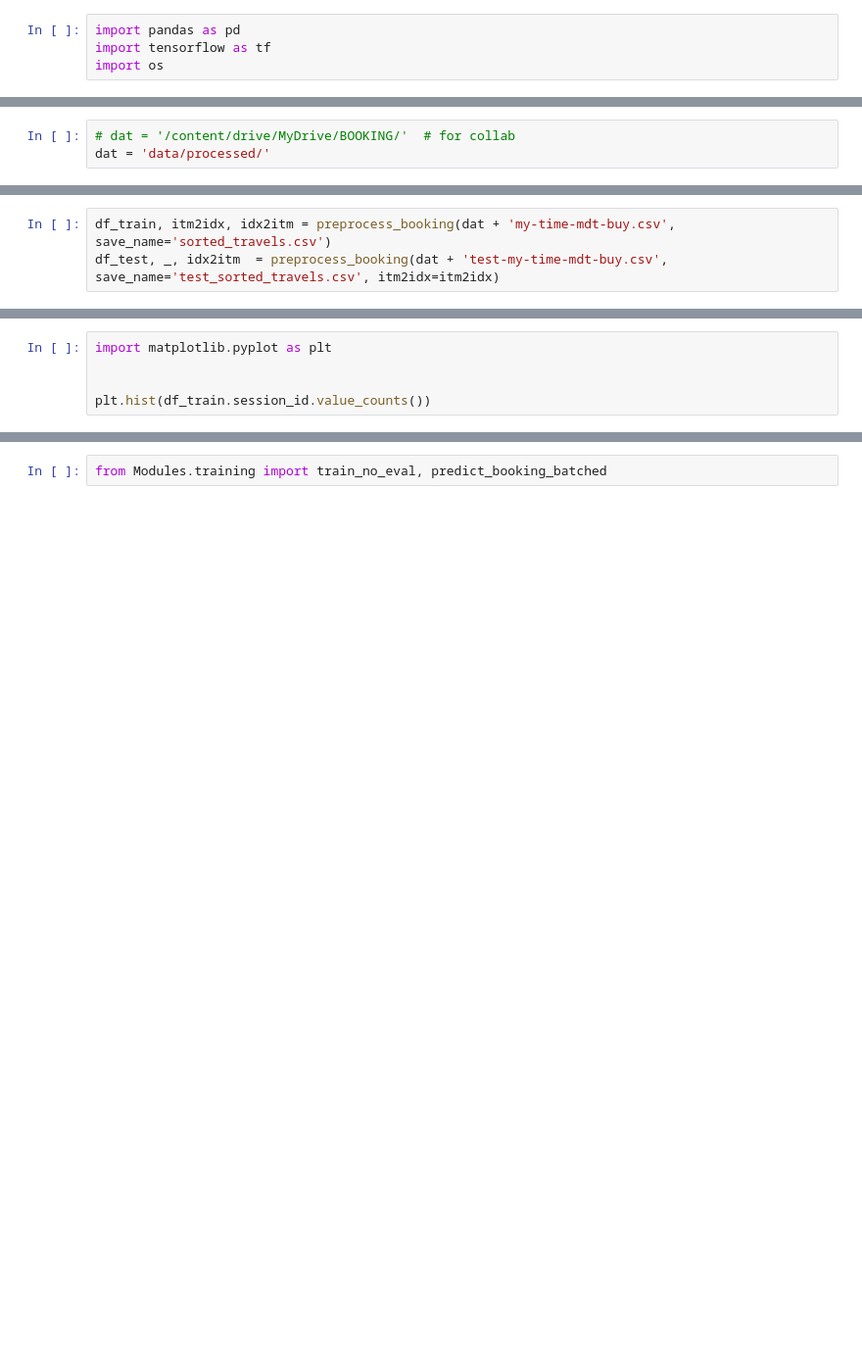
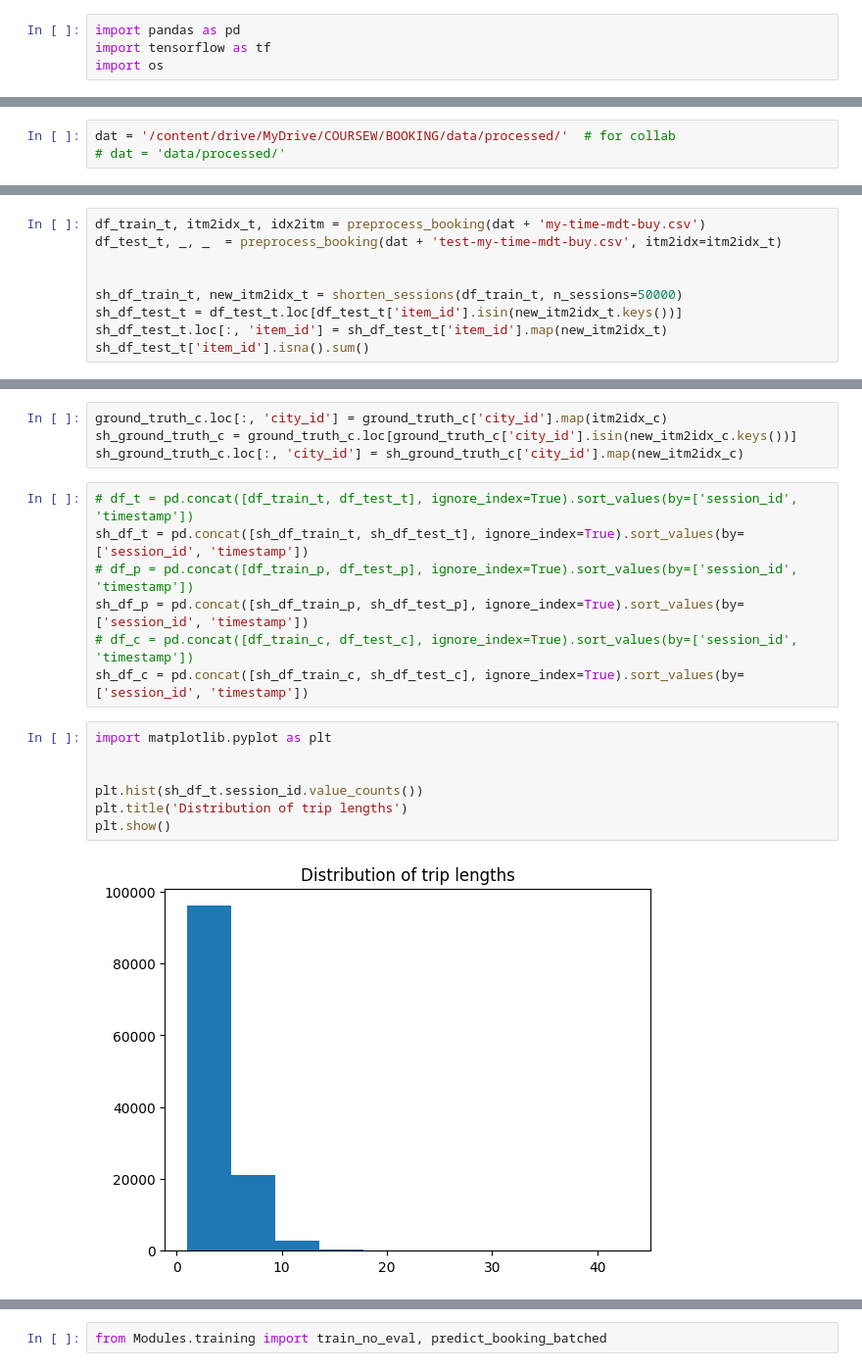
Before and after one commit to kssechkar/RL_based_RecSys, a Jupyter notebook: Booking/booking.ipynb, the cells around one changed output, grey strips where cells are left out. Shown at 98% size. Cells and saved outputs as stored; diff of their text form; blank space fills up the shorter version.

```diff
--- a/Booking/booking.ipynb
+++ b/Booking/booking.ipynb
@@ -16,3 +75,3 @@ import os
 # %%
-# dat = '/content/drive/MyDrive/BOOKING/'  # for collab
-dat = 'data/processed/'
+dat = '/content/drive/MyDrive/COURSEW/BOOKING/data/processed/'  # for collab
+# dat = 'data/processed/'
@@ -21,3 +87,9 @@ from Modules.data_processing import preprocess_booking, get_statistics, create_p
 # %%
-df_train, itm2idx, idx2itm = preprocess_booking(dat + 'my-time-mdt-buy.csv', save_name='sorted_travels.csv')
-df_test, _, idx2itm  = preprocess_booking(dat + 'test-my-time-mdt-buy.csv', save_name='test_sorted_travels.csv', itm2idx=itm2idx)
+df_train_t, itm2idx_t, idx2itm = preprocess_booking(dat + 'my-time-mdt-buy.csv')
+df_test_t, _, _  = preprocess_booking(dat + 'test-my-time-mdt-buy.csv', itm2idx=itm2idx_t)
+
+
+sh_df_train_t, new_itm2idx_t = shorten_sessions(df_train_t, n_sessions=50000)
+sh_df_test_t = df_test_t.loc[df_test_t['item_id'].isin(new_itm2idx_t.keys())]
+sh_df_test_t.loc[:, 'item_id'] = sh_df_test_t['item_id'].map(new_itm2idx_t)
+sh_df_test_t['item_id'].isna().sum()
@@ -28,5 +135,20 @@ df = df.sort_values(by=['session_id', 'timestamp'])
+# %%
+ground_truth_c.loc[:, 'city_id'] = ground_truth_c['city_id'].map(itm2idx_c)
+sh_ground_truth_c = ground_truth_c.loc[ground_truth_c['city_id'].isin(new_itm2idx_c.keys())]
+sh_ground_truth_c.loc[:, 'city_id'] = sh_ground_truth_c['city_id'].map(new_itm2idx_c)
+# %%
+# df_t = pd.concat([df_train_t, df_test_t], ignore_index=True).sort_values(by=['session_id', 'timestamp'])
+sh_df_t = pd.concat([sh_df_train_t, sh_df_test_t], ignore_index=True).sort_values(by=['session_id', 'timestamp'])
+# df_p = pd.concat([df_train_p, df_test_p], ignore_index=True).sort_values(by=['session_id', 'timestamp'])
+sh_df_p = pd.concat([sh_df_train_p, sh_df_test_p], ignore_index=True).sort_values(by=['session_id', 'timestamp'])
+# df_c = pd.concat([df_train_c, df_test_c], ignore_index=True).sort_values(by=['session_id', 'timestamp'])
+sh_df_c = pd.concat([sh_df_train_c, sh_df_test_c], ignore_index=True).sort_values(by=['session_id', 'timestamp'])
 # %%
 import matplotlib.pyplot as plt
 
 
-plt.hist(df_train.session_id.value_counts())
+plt.hist(sh_df_t.session_id.value_counts())
+plt.title('Distribution of trip lengths')
+plt.show()
+# %% [output]
+[figure, added]
```
Also changed, not shown: parts of 52 cells of this notebook, 26 other files.
